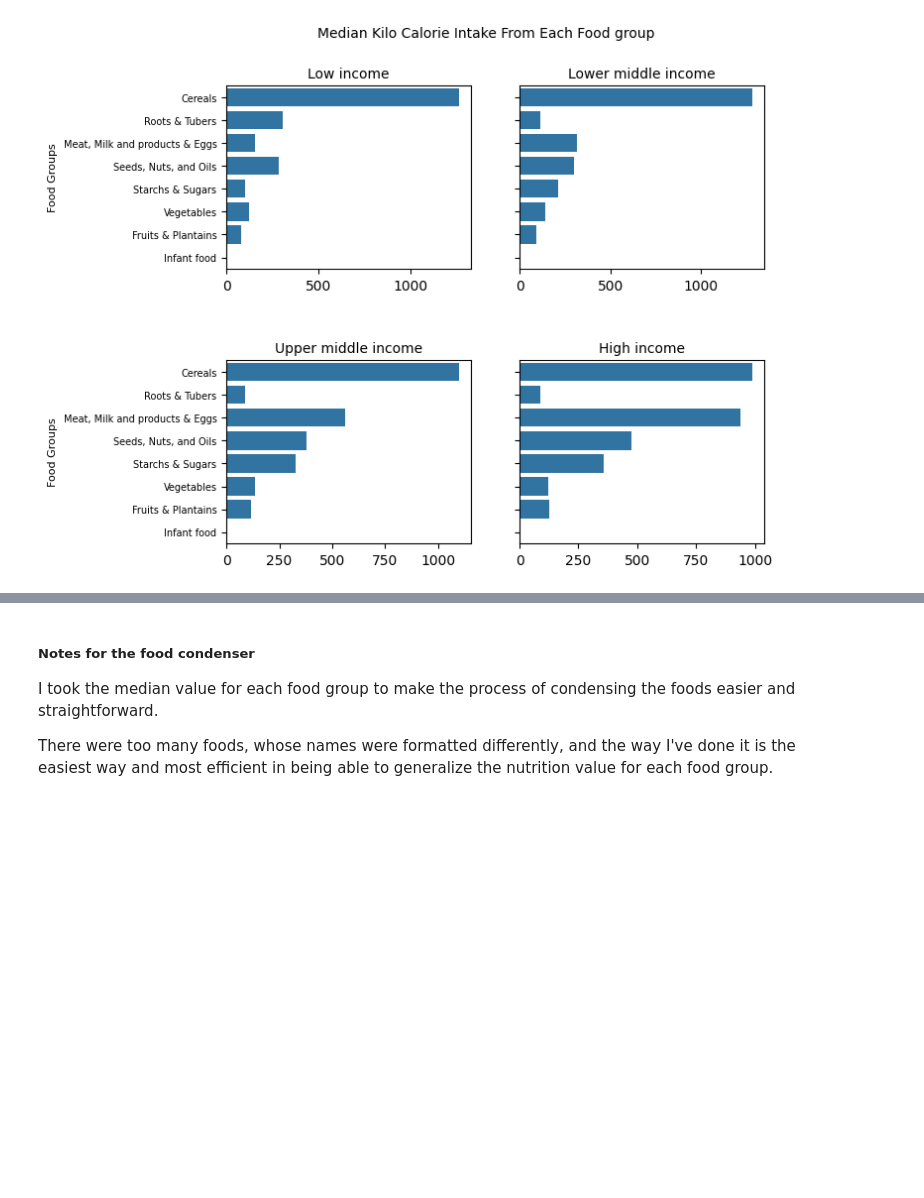
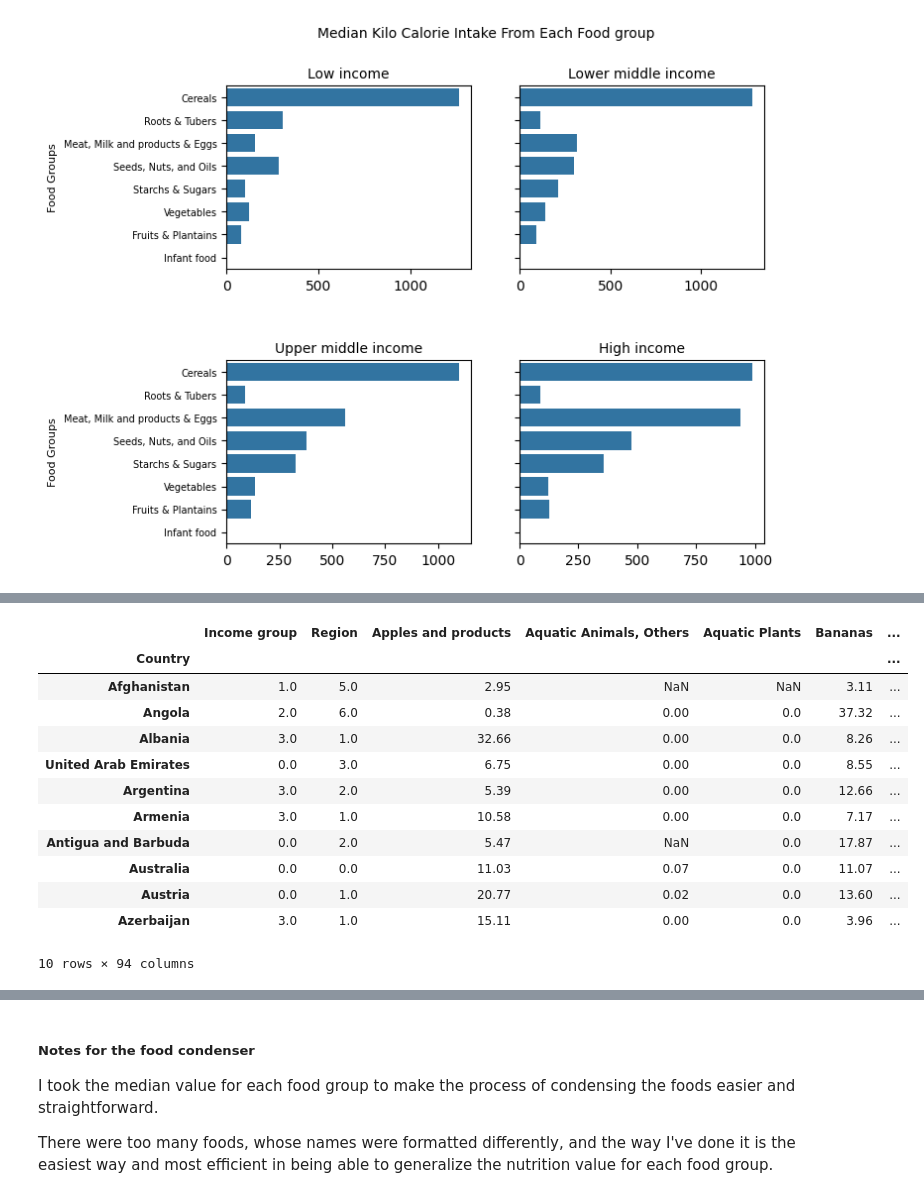
Before and after one commit to DavidMbelwa/thesis, a Jupyter notebook: Materials_and_methods.ipynb, the cells around one changed output, grey strips where cells are left out. Drawn from its saved outputs; the diff is of its cells as text; code cells hidden in the pictures; blank space fills up the shorter version.

```diff
--- a/Materials_and_methods.ipynb
+++ b/Materials_and_methods.ipynb
@@ -888,0 +851,33 @@ Imputing row 101/156 with 4 missing, elapsed time: 0.031
+# %%
+reshaped_regions = regions.values.reshape(-1, 1)
+
+reshaped_income_groups = income_groups.values.reshape(-1, 1)
+
+#display(reshaped_regions)
+
+encoded_regions = encoder.fit_transform(reshaped_regions)
+
+encoded_income_groups = encoder.fit_transform(reshaped_income_groups)
+adjusted_transposed_copy_for_encoding = adjusted_transposed_copy.copy(deep=True)
+
+adjusted_transposed_copy_for_encoding[adjusted_transposed_copy_for_encoding.columns[1]] = np.squeeze(encoded_regions)
+#adjusted_transposed_copy_for_encoding.loc[:, 'Region'] = np.squeeze(encoded_regions) ---> A clearer code, but results into a FutureWarning Error
+
+adjusted_transposed_copy_for_encoding[adjusted_transposed_copy_for_encoding.columns[0]] = np.squeeze(encoded_income_groups)
+#adjusted_transposed_copy_for_encoding.loc[:, 'Income group'] = np.squeeze(encoded_income_groups)
+
+display(adjusted_transposed_copy_for_encoding.head(10))
+# %% [output]
+|  | Income group | Region | Apples and products | Aquatic Animals, Others | Aquatic Plants | Bananas | ... |
+| Country |  |  |  |  |  |  | ... |
+| Afghanistan | 1.0 | 5.0 | 2.95 | NaN | NaN | 3.11 | ... |
+| Angola | 2.0 | 6.0 | 0.38 | 0.00 | 0.0 | 37.32 | ... |
+| Albania | 3.0 | 1.0 | 32.66 | 0.00 | 0.0 | 8.26 | ... |
+| United Arab Emirates | 0.0 | 3.0 | 6.75 | 0.00 | 0.0 | 8.55 | ... |
+| Argentina | 3.0 | 2.0 | 5.39 | 0.00 | 0.0 | 12.66 | ... |
+| Armenia | 3.0 | 1.0 | 10.58 | 0.00 | 0.0 | 7.17 | ... |
+| Antigua and Barbuda | 0.0 | 2.0 | 5.47 | NaN | 0.0 | 17.87 | ... |
+| Australia | 0.0 | 0.0 | 11.03 | 0.07 | 0.0 | 11.07 | ... |
+| Austria | 0.0 | 1.0 | 20.77 | 0.02 | 0.0 | 13.60 | ... |
+| Azerbaijan | 3.0 | 1.0 | 15.11 | 0.00 | 0.0 | 3.96 | ... |
+10 rows × 94 columns
```
Also changed, not shown: parts of 16 cells of this notebook, 2 other files.
